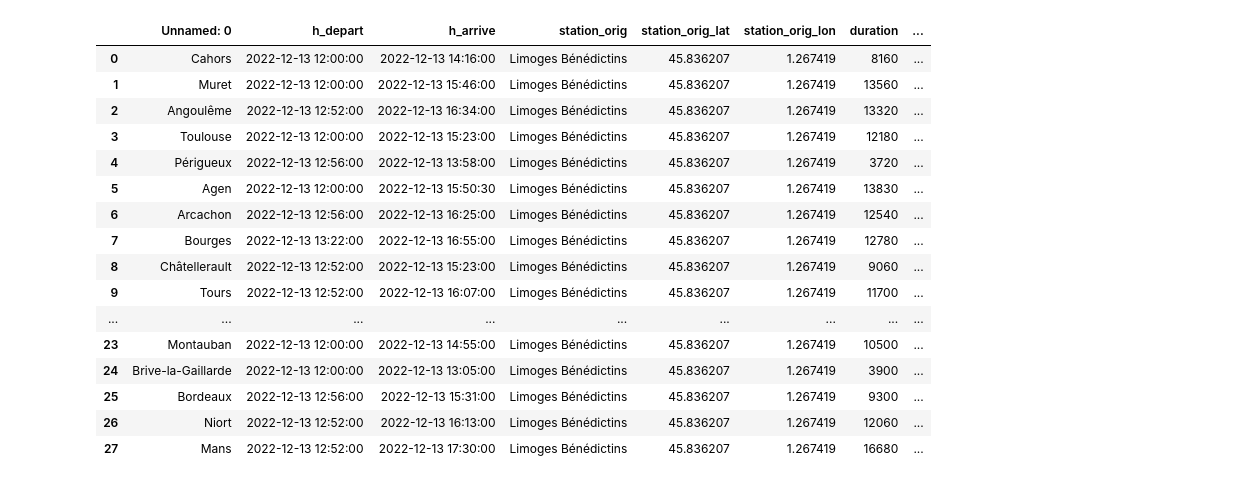
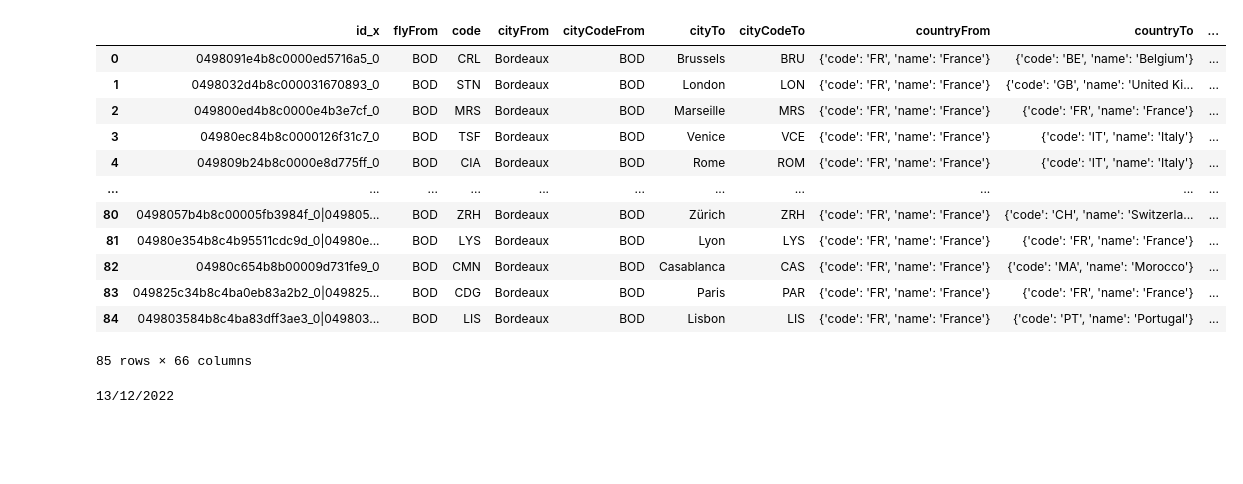
Before and after one commit to Lenoral/Mobilite, a Jupyter notebook: Notebook_test_LL.ipynb, the cells around one changed output. Cells and saved outputs as stored; diff of their text form; code cells hidden in the pictures; blank space fills up the shorter version.

```diff
--- a/Notebook_test_LL.ipynb
+++ b/Notebook_test_LL.ipynb
@@ -1,23 +0,0 @@
-# %%
-import pandas as pd
-
-df = pd.read_csv('Outputs/results_Limoges_20221213T114503.csv')
-df
-# %% [output]
-|  | Unnamed: 0 | h_depart | h_arrive | station_orig | station_orig_lat | station_orig_lon | duration | ... |
-| 0 | Cahors | 2022-12-13 12:00:00 | 2022-12-13 14:16:00 | Limoges Bénédictins | 45.836207 | 1.267419 | 8160 | ... |
-| 1 | Muret | 2022-12-13 12:00:00 | 2022-12-13 15:46:00 | Limoges Bénédictins | 45.836207 | 1.267419 | 13560 | ... |
-| 2 | Angoulême | 2022-12-13 12:52:00 | 2022-12-13 16:34:00 | Limoges Bénédictins | 45.836207 | 1.267419 | 13320 | ... |
-| 3 | Toulouse | 2022-12-13 12:00:00 | 2022-12-13 15:23:00 | Limoges Bénédictins | 45.836207 | 1.267419 | 12180 | ... |
-| 4 | Périgueux | 2022-12-13 12:56:00 | 2022-12-13 13:58:00 | Limoges Bénédictins | 45.836207 | 1.267419 | 3720 | ... |
-| 5 | Agen | 2022-12-13 12:00:00 | 2022-12-13 15:50:30 | Limoges Bénédictins | 45.836207 | 1.267419 | 13830 | ... |
-| 6 | Arcachon | 2022-12-13 12:56:00 | 2022-12-13 16:25:00 | Limoges Bénédictins | 45.836207 | 1.267419 | 12540 | ... |
-| 7 | Bourges | 2022-12-13 13:22:00 | 2022-12-13 16:55:00 | Limoges Bénédictins | 45.836207 | 1.267419 | 12780 | ... |
-| 8 | Châtellerault | 2022-12-13 12:52:00 | 2022-12-13 15:23:00 | Limoges Bénédictins | 45.836207 | 1.267419 | 9060 | ... |
-| 9 | Tours | 2022-12-13 12:52:00 | 2022-12-13 16:07:00 | Limoges Bénédictins | 45.836207 | 1.267419 | 11700 | ... |
-| ... | ... | ... | ... | ... | ... | ... | ... | ... |
-| 23 | Montauban | 2022-12-13 12:00:00 | 2022-12-13 14:55:00 | Limoges Bénédictins | 45.836207 | 1.267419 | 10500 | ... |
-| 24 | Brive-la-Gaillarde | 2022-12-13 12:00:00 | 2022-12-13 13:05:00 | Limoges Bénédictins | 45.836207 | 1.267419 | 3900 | ... |
-| 25 | Bordeaux | 2022-12-13 12:56:00 | 2022-12-13 15:31:00 | Limoges Bénédictins | 45.836207 | 1.267419 | 9300 | ... |
-| 26 | Niort | 2022-12-13 12:52:00 | 2022-12-13 16:13:00 | Limoges Bénédictins | 45.836207 | 1.267419 | 12060 | ... |
-| 27 | Mans | 2022-12-13 12:52:00 | 2022-12-13 17:30:00 | Limoges Bénédictins | 45.836207 | 1.267419 | 16680 | ... |
@@ -23,0 +11,25 @@ df
+# %%
+import affichage_vol_dest as avd
+
+tab2 =avd.vol_dest_api('BOD')
+tab2
+# %% [output]
+|  | id_x | flyFrom | code | cityFrom | cityCodeFrom | cityTo | cityCodeTo | countryFrom | countryTo | ... |
+| 0 | 0498091e4b8c0000ed5716a5_0 | BOD | CRL | Bordeaux | BOD | Brussels | BRU | {'code': 'FR', 'name': 'France'} | {'code': 'BE', 'name': 'Belgium'} | ... |
+| 1 | 0498032d4b8c000031670893_0 | BOD | STN | Bordeaux | BOD | London | LON | {'code': 'FR', 'name': 'France'} | {'code': 'GB', 'name': 'United Ki... | ... |
+| 2 | 049800ed4b8c0000e4b3e7cf_0 | BOD | MRS | Bordeaux | BOD | Marseille | MRS | {'code': 'FR', 'name': 'France'} | {'code': 'FR', 'name': 'France'} | ... |
+| 3 | 04980ec84b8c0000126f31c7_0 | BOD | TSF | Bordeaux | BOD | Venice | VCE | {'code': 'FR', 'name': 'France'} | {'code': 'IT', 'name': 'Italy'} | ... |
+| 4 | 049809b24b8c0000e8d775ff_0 | BOD | CIA | Bordeaux | BOD | Rome | ROM | {'code': 'FR', 'name': 'France'} | {'code': 'IT', 'name': 'Italy'} | ... |
+| ... | ... | ... | ... | ... | ... | ... | ... | ... | ... | ... |
+| 80 | 0498057b4b8c00005fb3984f_0|049805... | BOD | ZRH | Bordeaux | BOD | Zürich | ZRH | {'code': 'FR', 'name': 'France'} | {'code': 'CH', 'name': 'Switzerla... | ... |
+| 81 | 04980e354b8c4b95511cdc9d_0|04980e... | BOD | LYS | Bordeaux | BOD | Lyon | LYS | {'code': 'FR', 'name': 'France'} | {'code': 'FR', 'name': 'France'} | ... |
+| 82 | 04980c654b8b00009d731fe9_0 | BOD | CMN | Bordeaux | BOD | Casablanca | CAS | {'code': 'FR', 'name': 'France'} | {'code': 'MA', 'name': 'Morocco'} | ... |
+| 83 | 049825c34b8c4ba0eb83a2b2_0|049825... | BOD | CDG | Bordeaux | BOD | Paris | PAR | {'code': 'FR', 'name': 'France'} | {'code': 'FR', 'name': 'France'} | ... |
+| 84 | 049803584b8c4ba83dff3ae3_0|049803... | BOD | LIS | Bordeaux | BOD | Lisbon | LIS | {'code': 'FR', 'name': 'France'} | {'code': 'PT', 'name': 'Portugal'} | ... |
+85 rows × 66 columns
+# %%
+import time
+t= time.localtime()
+print(str(t.tm_mday)+'/'+str(t.tm_mon)+'/'+str(t.tm_year))
+# %% [output]
+13/12/2022
```
Also changed, not shown: parts of 2 cells of this notebook, 15 other files.
